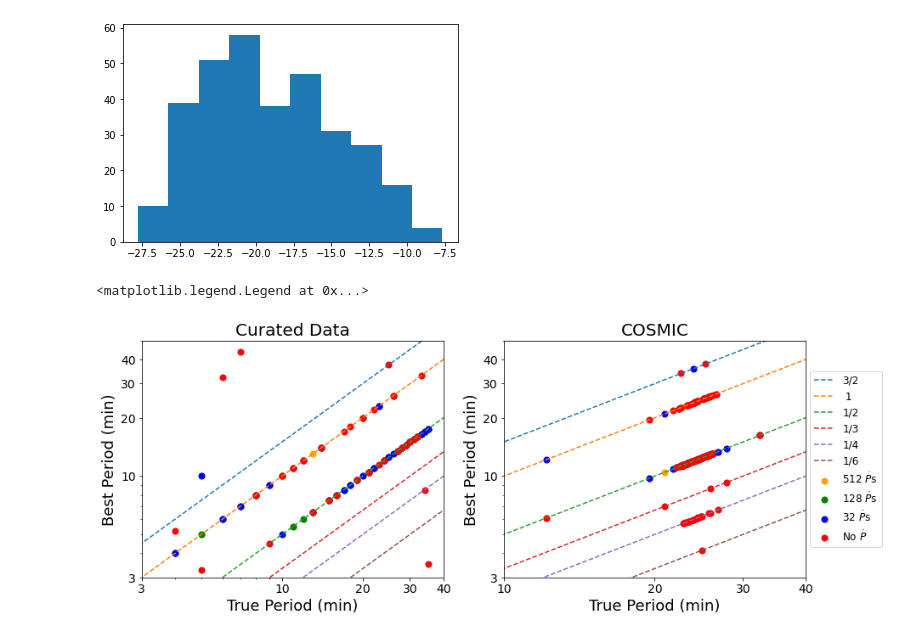
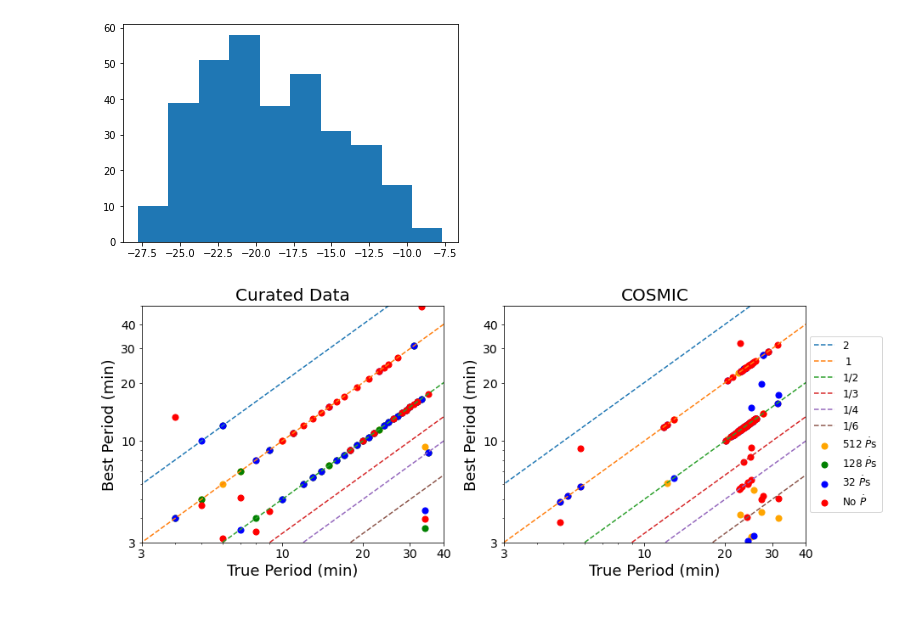
Before and after one commit to mikekatz04/gce, a Jupyter notebook: paper/paper_plots.ipynb, the cells around one changed output. Cells and saved outputs as stored; diff of their text form; code cells hidden in the pictures.

```diff
--- a/paper/paper_plots.ipynb
+++ b/paper/paper_plots.ipynb
@@ -1107,7 +1112,7 @@ ax.tick_params('both', labelsize=14)
 plt.savefig('figures/pdot_period_fast_comparison.pdf', dpi=200)
 # %%
 import pickle
-with open('../input/grid_light_curves_fast_19.pickle', 'rb') as f:
+with open('../input/curated_data_0_19.pickle', 'rb') as f:
     check = pickle.load(f)
 
 keys = list(check.keys())
@@ -1182,7 +1187,7 @@ for ax_i in ax[1:3]:
     ax_i.yaxis.set_minor_locator(AutoMinorLocator(2))
     ax_i.grid(True, which='both')
 
-ax[1].text(0.52, 1.02, r'$P$ = 7 min, $\dot{P} = -1.07\times10^{-11}$',
+ax[1].text(0.52, 1.02, r'$P$ = 7 min, $\dot{P} = -2.14\times10^{-11}$',
                    transform=ax[1].transAxes,
                    ha='center', fontsize=14)
 
@@ -1198,7 +1203,7 @@ ax[0].set_xlabel('Time (days)', fontsize=16)
 ax[1].set_xlabel('Normalized Folded Phase', fontsize=16)
 ax[2].set_xlabel('Normalized Folded Phase', fontsize=16)
 #fig.savefig('figures/light_curve_comp_{}_pdots.pdf'.format(string), dpi=200)
-#fig.savefig('figures/light_curve_example_19.pdf', dpi=200)
+fig.savefig('figures/light_curve_example_19.pdf', dpi=200)
 #print("correct period:", period*24*60, "correct pdot:", pdot)
 #print("wrong period:", wrong_period*24*60, "wrong pdot:", wrong_pdot)
 # %% [output]
@@ -1208,17 +1212,17 @@ Text(0.5, 0, 'Normalized Folded Phase')
 # %%
 import pickle
-with open('../input/grid_light_curves_fast_19.pickle', 'rb') as f:
+with open('../input/curated_data_0_19.pickle', 'rb') as f:
     check = pickle.load(f)
 
 keys = list(check.keys())
 
-true_pdots = [r'$-1.07\times10^{-11}$',
-              r'$-8.56\times10^{-12}$',
-              r'$-7.04\times10^{-12}$',
-              r'$-5.90\times10^{-12}$',
-              r'$-5.04\times10^{-12}$']
+true_pdots = [r'$-2.14\times10^{-11}$',
+              r'$-1.71\times10^{-11}$',
+              r'$-1.41\times10^{-11}$',
+              r'$-1.18\times10^{-11}$',
+              r'$-1.01\times10^{-11}$']
 
-for string in ['no']:#, '32', '128', '512']:
+for string in ['0']:#, '32', '128', '512']:
     plt.close()
     fig, ax = plt.subplots(5, 3, sharey=True)
     ax = ax.ravel()
@@ -1402,7 +1392,7 @@ xs = np.linspace(1e-4*days_to_min, 1e-1*days_to_min)
 fig, axes = plt.subplots(1, 2, sharex=False, sharey=False)
 plt.subplots_adjust(top=0.9)
 fig.set_size_inches(14, 5)
-for i, (ax, df_trans, num, title) in enumerate(zip(axes, [df, df1], [32, 107], ['Curated Data', 'COSMIC'])):
+for i, (ax, df_trans, num, title) in enumerate(zip(axes, [df, df1], [32, 100], ['Curated Data', 'COSMIC'])):
 
     best_periods = np.asarray([df_trans['Best Period']['{} Pdots: Binary {}'.format('512', i)] for i in range(num)])
     true_periods = np.asarray([df_trans['True Period']['{} Pdots: Binary {}'.format('512', i)] for i in range(num)])
@@ -1414,43 +1404,42 @@ for i, (ax, df_trans, num, title) in enumerate(zip(axes, [df, df1], [32, 107], [
 
         best_periods = np.asarray([df_trans['Best Period']['{} Pdots: Binary {}'.format('128', i)] for i in range(num)])
         true_periods = np.asarray([df_trans['True Period']['{} Pdots: Binary {}'.format('128', i)] for i in range(num)])
-        size = -np.asarray([df_trans['Significance']['{} Pdots: Binary {}'.format('128', i)] for i in range(num)])
+        size = np.asarray([df_trans['Significance']['{} Pdots: Binary {}'.format('128', i)] for i in range(num)])
         ax.scatter(true_periods, best_periods, s=50, color='green', label=r'128 $\dot{P}$s')
 
     best_periods = np.asarray([df_trans['Best Period']['{} Pdots: Binary {}'.format('32', i)] for i in range(num)])
     true_periods = np.asarray([df_trans['True Period']['{} Pdots: Binary {}'.format('32', i)] for i in range(num)])
-    size = -np.asarray([df_trans['Significance']['{} Pdots: Binary {}'.format('32', i)] for i in range(num)])
+    size = np.asarray([df_trans['Significance']['{} Pdots: Binary {}'.format('32', i)] for i in range(num)])
     ax.scatter(true_periods, best_periods, s=50, color='blue', label=r'32 $\dot{P}$s')
 
-    best_periods = np.asarray([df_trans['Best Period']['{} Pdots: Binary {}'.format('no', i)] for i in range(num)])
-    true_periods = np.asarray([df_trans['True Period']['{} Pdots: Binary {}'.format('no', i)] for i in range(num)])
-    size = -np.asarray([df_trans['Significance']['{} Pdots: Binary {}'.format('no', i)] for i in range(num)])
+    best_periods = np.asarray([df_trans['Best Period']['{} Pdots: Binary {}'.format('0', i)] for i in range(num)])
+    true_periods = np.asarray([df_trans['True Period']['{} Pdots: Binary {}'.format('0', i)] for i in range(num)])
+    size = np.asarray([df_trans['Significance']['{} Pdots: Binary {}'.format('0', i)] for i in range(num)])
     ax.scatter(true_periods, best_periods, s=50, color='red', label=r'No $\dot{P}$')
     ax.set_title(title, fontsize=20)
 
 
-labels = ['3/2', ' 1 ', '1/2', '1/3', '1/4', '1/6']
-factors = [0.666666666, 1, 2, 3, 4, 6]
+labels = ['2', ' 1 ', '1/2', '1/3', '1/4', '1/6']
+factors = [0.5, 1, 2, 3, 4, 6]
 for ax in axes:
     for i, lab in zip(factors, labels):
         ax.loglog(xs, xs/i, label=lab, ls='--')
 
     ax.set_xticks([3, 10, 20, 30, 40])
     ax.set_xticklabels([3, 10, 20, 30, 40], fontsize=14)
 
     ax.set_yticks([3, 10, 20, 30, 40])
     ax.set_yticklabels([3, 10, 20, 30, 40], fontsize=14)
 
     ax.set_ylim(3, 50)
 
     ax.set_xlabel('True Period (min)', fontsize=18)
     ax.set_ylabel('Best Period (min)', fontsize=18)
 
 axes[0].set_xlim(3, 40)
-axes[1].set_xlim(10, 40)
+axes[1].set_xlim(3, 40)
 axes[0].legend(loc='center right', bbox_to_anchor=[2.47, 0.5], ncol=1, prop=dict(size=12))
-#plt.savefig('figures/true_vs_best.pdf', dpi=200)
+plt.savefig('figures/true_vs_best.pdf', dpi=200)
 # %% [output]
-<matplotlib.legend.Legend at 0x...>
-[figure, old version]
+[figure, new version]
 # %%
```
Also changed, not shown: parts of 11 cells of this notebook, 4 other files.
